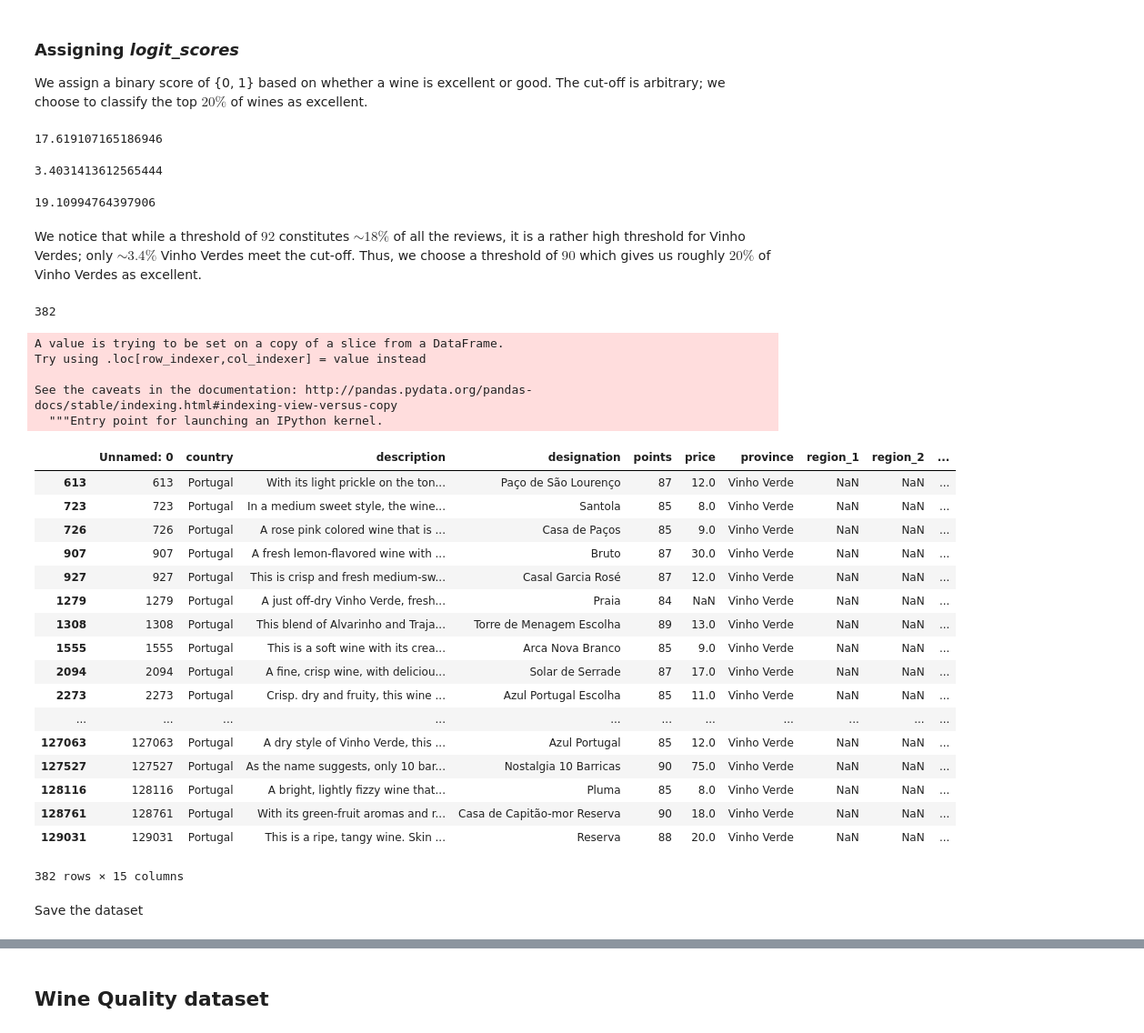
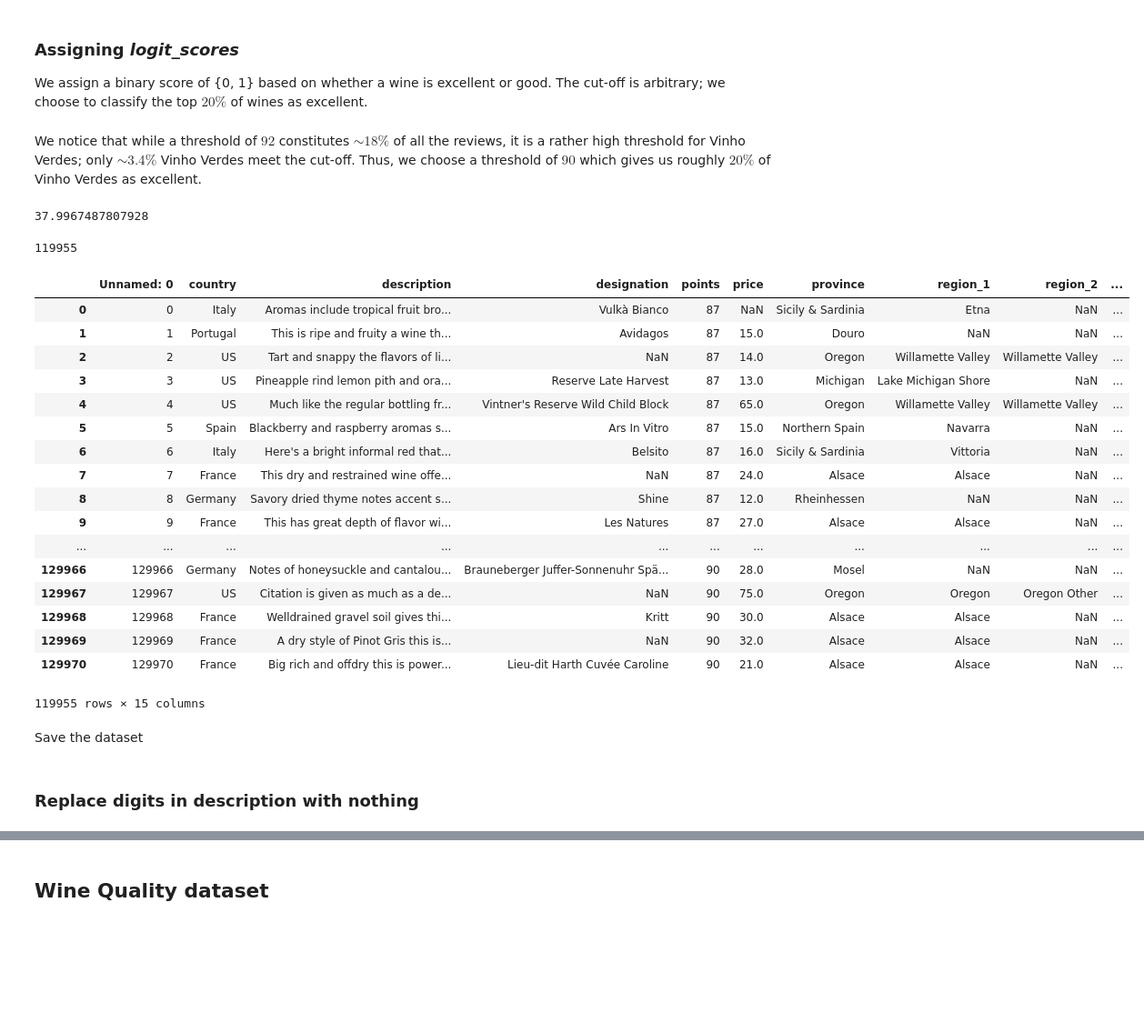
Before and after one commit to tanveerkarim/ENG201-WineData, a Jupyter notebook: Preprocessing.ipynb, the cells around one changed output, grey strips where cells are left out. Shown: that part at 91% size. Drawn from its saved outputs; the diff is of its cells as text; code cells hidden in the pictures; blank space fills up the shorter version.

```diff
--- a/Preprocessing.ipynb
+++ b/Preprocessing.ipynb
@@ -67,50 +59,37 @@ wine_reviews_VV['points'].hist(bins = 10)
 # %% [markdown]
 ### Assigning *logit_scores*
 We assign a binary score of {0, 1} based on whether a wine is excellent or good. The cut-off is arbitrary; we choose to classify the top $20\%$ of wines as excellent.
-# %%
-len(wine_reviews[wine_reviews['points'] >= 92])/len(wine_reviews)*100
-# %% [output]
-17.619107165186946
-# %%
-len(wine_reviews_VV[wine_reviews_VV['points'] >= 92])/len(wine_reviews_VV)*100
-# %% [output]
-3.4031413612565444
-# %%
-len(wine_reviews_VV[wine_reviews_VV['points'] >= 90])/len(wine_reviews_VV)*100
-# %% [output]
-19.10994764397906
 # %% [markdown]
 We notice that while a threshold of $92$ constitutes $\sim 18\%$ of all the reviews, it is a rather high threshold for Vinho Verdes; only $\sim 3.4\%$ Vinho Verdes meet the cut-off. Thus, we choose a threshold of $90$ which gives us roughly $20\%$ of Vinho Verdes as excellent.
+# %%
+len(wine_reviews[wine_reviews['points'] >= 90])/len(wine_reviews)*100
+# %% [output]
+37.9967487807928
 # %%
-wine_reviews_VV['logit_score'] = wine_reviews_VV['points'] >= 90
-wine_reviews_VV = wine_reviews_VV.replace({False:0, True:1})
-print(len(wine_reviews_VV))
-wine_reviews_VV
+wine_reviews['logit_score'] = wine_reviews['points'] >= 90
+wine_reviews = wine_reviews.replace({False:0, True:1})
+print(len(wine_reviews))
+wine_reviews
 # %% [output]
-382
+119955
+|  | Unnamed: 0 | country | description | designation | points | price | province | region_1 | region_2 | ... |
+| 0 | 0 | Italy | Aromas include tropical fruit bro... | Vulkà Bianco | 87 | NaN | Sicily & Sardinia | Etna | NaN | ... |
+| 1 | 1 | Portugal | This is ripe and fruity a wine th... | Avidagos | 87 | 15.0 | Douro | NaN | NaN | ... |
+| 2 | 2 | US | Tart and snappy the flavors of li... | NaN | 87 | 14.0 | Oregon | Willamette Valley | Willamette Valley | ... |
+| 3 | 3 | US | Pineapple rind lemon pith and ora... | Reserve Late Harvest | 87 | 13.0 | Michigan | Lake Michigan Shore | NaN | ... |
+| 4 | 4 | US | Much like the regular bottling fr... | Vintner's Reserve Wild Child Block | 87 | 65.0 | Oregon | Willamette Valley | Willamette Valley | ... |
+| 5 | 5 | Spain | Blackberry and raspberry aromas s... | Ars In Vitro | 87 | 15.0 | Northern Spain | Navarra | NaN | ... |
+| 6 | 6 | Italy | Here's a bright informal red that... | Belsito | 87 | 16.0 | Sicily & Sardinia | Vittoria | NaN | ... |
+| 7 | 7 | France | This dry and restrained wine offe... | NaN | 87 | 24.0 | Alsace | Alsace | NaN | ... |
+| 8 | 8 | Germany | Savory dried thyme notes accent s... | Shine | 87 | 12.0 | Rheinhessen | NaN | NaN | ... |
+| 9 | 9 | France | This has great depth of flavor wi... | Les Natures | 87 | 27.0 | Alsace | Alsace | NaN | ... |
+| ... | ... | ... | ... | ... | ... | ... | ... | ... | ... | ... |
+| 129966 | 129966 | Germany | Notes of honeysuckle and cantalou... | Brauneberger Juffer-Sonnenuhr Spä... | 90 | 28.0 | Mosel | NaN | NaN | ... |
+| 129967 | 129967 | US | Citation is given as much as a de... | NaN | 90 | 75.0 | Oregon | Oregon | Oregon Other | ... |
+| 129968 | 129968 | France | Welldrained gravel soil gives thi... | Kritt | 90 | 30.0 | Alsace | Alsace | NaN | ... |
+| 129969 | 129969 | France | A dry style of Pinot Gris this is... | NaN | 90 | 32.0 | Alsace | Alsace | NaN | ... |
+| 129970 | 129970 | France | Big rich and offdry this is power... | Lieu-dit Harth Cuvée Caroline | 90 | 21.0 | Alsace | Alsace | NaN | ... |
-A value is trying to be set on a copy of a slice from a DataFrame.
-Try using .loc[row_indexer,col_indexer] = value instead
-
-See the caveats in the documentation: http://pandas.pydata.org/pandas-docs/stable/indexing.html#indexing-view-versus-copy
-  """Entry point for launching an IPython kernel.
+119955 rows × 15 columns
-|  | Unnamed: 0 | country | description | designation | points | price | province | region_1 | region_2 | ... |
-| 613 | 613 | Portugal | With its light prickle on the ton... | Paço de São Lourenço | 87 | 12.0 | Vinho Verde | NaN | NaN | ... |
-| 723 | 723 | Portugal | In a medium sweet style, the wine... | Santola | 85 | 8.0 | Vinho Verde | NaN | NaN | ... |
-| 726 | 726 | Portugal | A rose pink colored wine that is ... | Casa de Paços | 85 | 9.0 | Vinho Verde | NaN | NaN | ... |
-| 907 | 907 | Portugal | A fresh lemon-flavored wine with ... | Bruto | 87 | 30.0 | Vinho Verde | NaN | NaN | ... |
-| 927 | 927 | Portugal | This is crisp and fresh medium-sw... | Casal Garcia Rosé | 87 | 12.0 | Vinho Verde | NaN | NaN | ... |
-| 1279 | 1279 | Portugal | A just off-dry Vinho Verde, fresh... | Praia | 84 | NaN | Vinho Verde | NaN | NaN | ... |
-| 1308 | 1308 | Portugal | This blend of Alvarinho and Traja... | Torre de Menagem Escolha | 89 | 13.0 | Vinho Verde | NaN | NaN | ... |
-| 1555 | 1555 | Portugal | This is a soft wine with its crea... | Arca Nova Branco | 85 | 9.0 | Vinho Verde | NaN | NaN | ... |
-| 2094 | 2094 | Portugal | A fine, crisp wine, with deliciou... | Solar de Serrade | 87 | 17.0 | Vinho Verde | NaN | NaN | ... |
-| 2273 | 2273 | Portugal | Crisp. dry and fruity, this wine ... | Azul Portugal Escolha | 85 | 11.0 | Vinho Verde | NaN | NaN | ... |
-| ... | ... | ... | ... | ... | ... | ... | ... | ... | ... | ... |
-| 127063 | 127063 | Portugal | A dry style of Vinho Verde, this ... | Azul Portugal | 85 | 12.0 | Vinho Verde | NaN | NaN | ... |
-| 127527 | 127527 | Portugal | As the name suggests, only 10 bar... | Nostalgia 10 Barricas | 90 | 75.0 | Vinho Verde | NaN | NaN | ... |
-| 128116 | 128116 | Portugal | A bright, lightly fizzy wine that... | Pluma | 85 | 8.0 | Vinho Verde | NaN | NaN | ... |
-| 128761 | 128761 | Portugal | With its green-fruit aromas and r... | Casa de Capitão-mor Reserva | 90 | 18.0 | Vinho Verde | NaN | NaN | ... |
-| 129031 | 129031 | Portugal | This is a ripe, tangy wine. Skin ... | Reserva | 88 | 20.0 | Vinho Verde | NaN | NaN | ... |
-382 rows × 15 columns
 # %% [markdown]
 Save the dataset
 # %%
@@ -117,0 +97,2 @@ wine_reviews_VV.to_csv("wine-reviews-final.csv")
+# %% [markdown]
+### Replace digits in description with nothing
```
Also changed, not shown: parts of 12 cells of this notebook.
